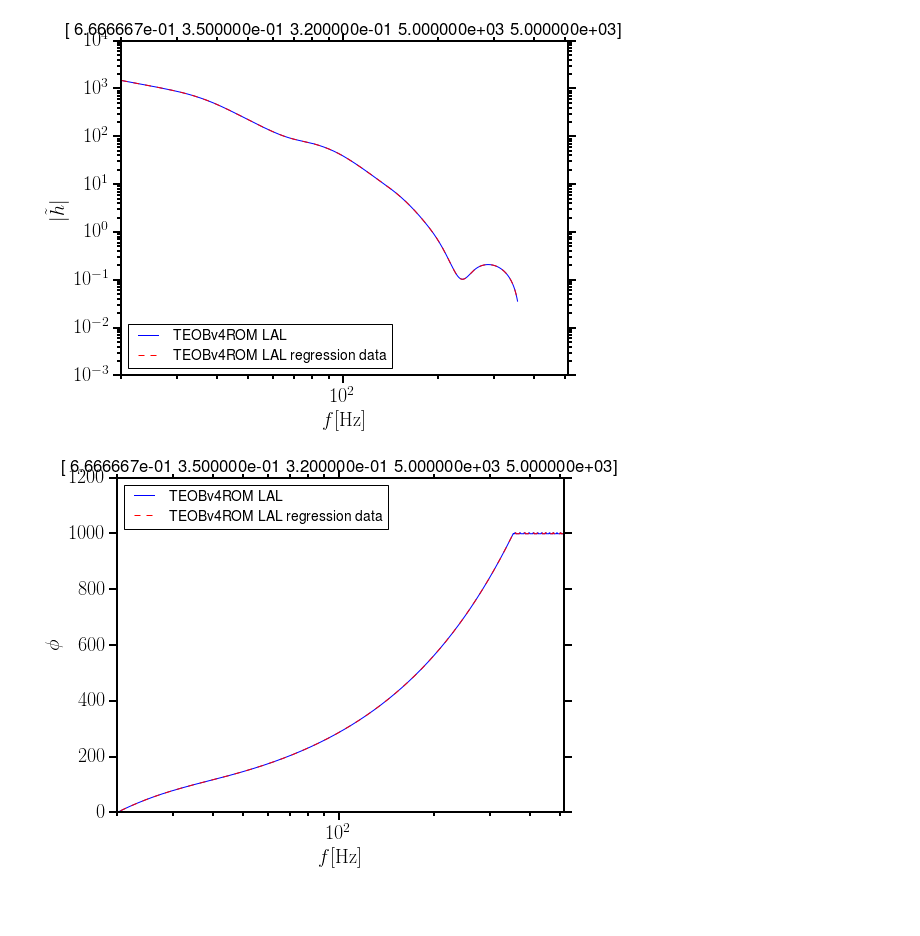
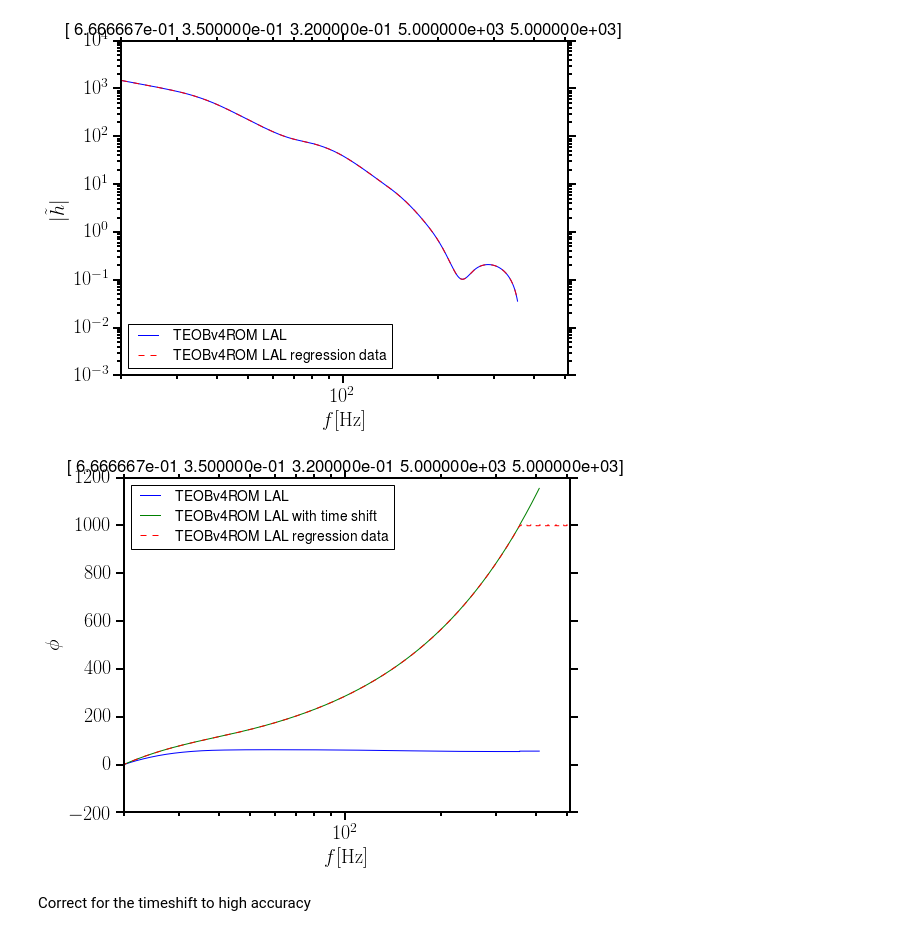
Before and after one commit to benjaminlackey/gpsurrogate, a Jupyter notebook: src/TEOB-LAL-implementation/LalsuiteSurrogate_MP.ipynb, the cells around one changed output. Saved outputs shown, nothing was run; the diff lists cells and outputs as text; code cells hidden in the pictures; blank space fills up the shorter version.

````diff
--- a/src/TEOB-LAL-implementation/LalsuiteSurrogate_MP.ipynb
+++ b/src/TEOB-LAL-implementation/LalsuiteSurrogate_MP.ipynb
@@ -1550,5 +1552,18 @@ np.save(file_name, np.vstack([fHz_TEOBv4, h_TEOBv4]))
 ```
 # %% [markdown]
 ### Load regression data and compare against new TEOBv4ROM waveform
+# %%
+# TEOBv4ROM
+phiRef, deltaF, fLow, fHigh, fRef, distance, inclination = 0, 0.1, 20, 0, 20, 1, 0
+m1 = q/(1.0+q)*Mtot
+m2 = 1.0/(1.0+q)*Mtot
+m1SI, m2SI, chi1, chi2, lambda1, lambda2, nk_max = m1*lal.MSUN_SI, m2*lal.MSUN_SI, chi1, chi2, lambda1, lambda2, -1
+
+hpTEOBv4, hcTEOBv4 = LS.SimIMRTEOBv4ROM(phiRef, deltaF, fLow, fHigh, fRef, distance, inclination,
+                m1SI, m2SI, chi1, chi2, lambda1, lambda2)
+
+fHz_TEOBv4 = np.arange(hpTEOBv4.data.length)*hpTEOBv4.deltaF
+h_TEOBv4 = hpTEOBv4.data.data + 1j*hcTEOBv4.data.data
 # %%
 fHz_TEOBv4_reg, h_TEOBv4_reg = np.load(file_name)
+fHz_TEOBv4_reg = np.abs(fHz_TEOBv4_reg)
@@ -1569,11 +1598,14 @@ plt.ylim([1e-3, 1e4]);
 [figure]
 # %%
 plt.semilogx(fHz_TEOBv4, np.unwrap(np.angle(h_TEOBv4)), label='TEOBv4ROM LAL')
+plt.semilogx(fHz_TEOBv4, np.unwrap(np.angle(h_TEOBv4)) + 2.82*fHz_TEOBv4 - 56.4, label='TEOBv4ROM LAL with time shift')
 plt.semilogx(fHz_TEOBv4_reg, np.unwrap(np.angle(h_TEOBv4_reg)), 'r--', label='TEOBv4ROM LAL regression data')
 plt.legend(loc=2)
 plt.title(x)
 plt.xlabel(r'$f[\mathrm{Hz}]$')
 plt.ylabel(r'$\phi$')
 plt.xlim([20, 512]);
 # %% [output]
-[figure, old version]
+[figure, new version]
+# %% [markdown]
+Correct for the timeshift to high accuracy
````
Also changed, not shown: parts of 22 cells of this notebook, 4 other files.
